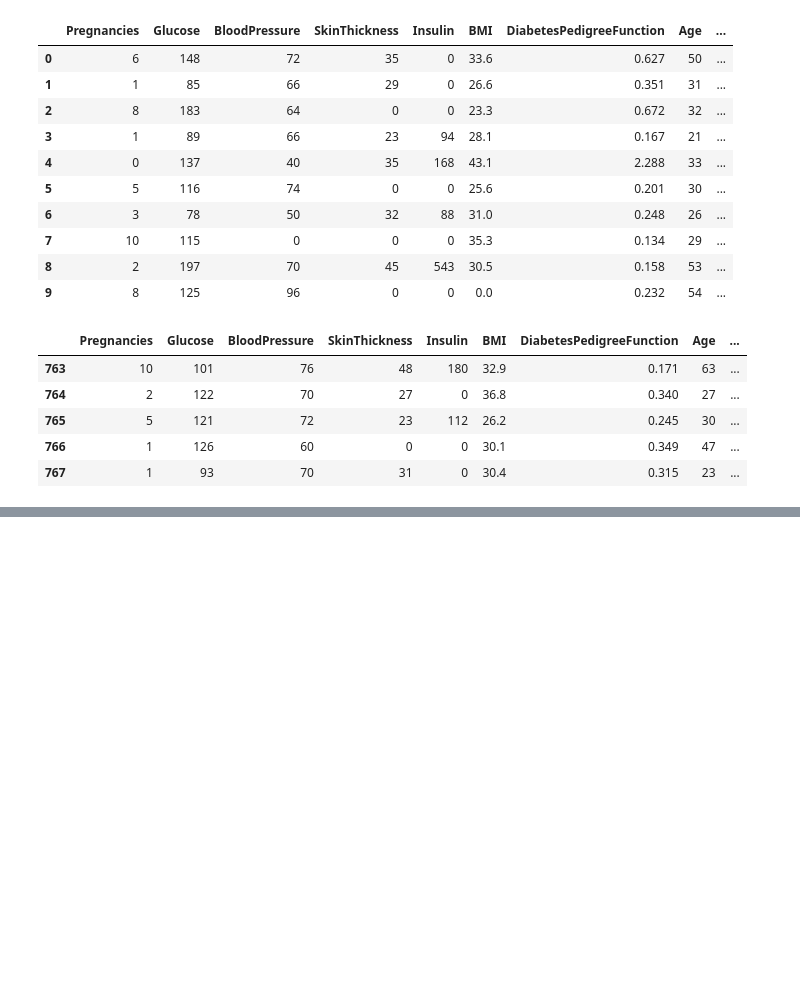
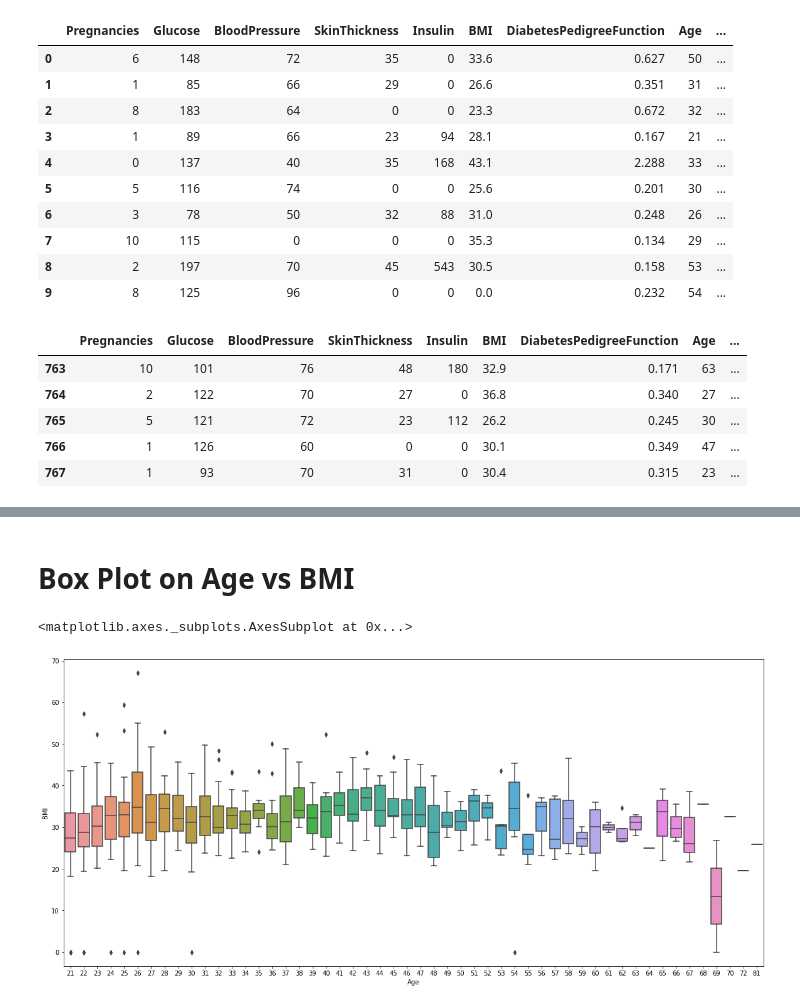
Before and after one commit to Suhask98/Diabetes-prediction, a Jupyter notebook: diabetes_code.ipynb, the cells around one changed output, grey strips where cells are left out. Drawn from its saved outputs; the diff is of its cells as text; code cells hidden in the pictures; blank space fills up the shorter version.

```diff
--- a/diabetes_code.ipynb
+++ b/diabetes_code.ipynb
@@ -318,0 +74,8 @@ TypeError: '(slice(None, None, None), slice(0, 8, None))' is an invalid key
+# %% [markdown]
+# Box Plot on Age vs BMI
+# %%
+plt.figure(figsize=(20,9)) #setting the figure size
+sns.boxplot(x='Age', y="BMI", data=df) #setting the x and y parameters
+# %% [output]
+<matplotlib.axes._subplots.AxesSubplot at 0x...>
+[figure, added]
```
Also changed, not shown: parts of 51 cells of this notebook.
